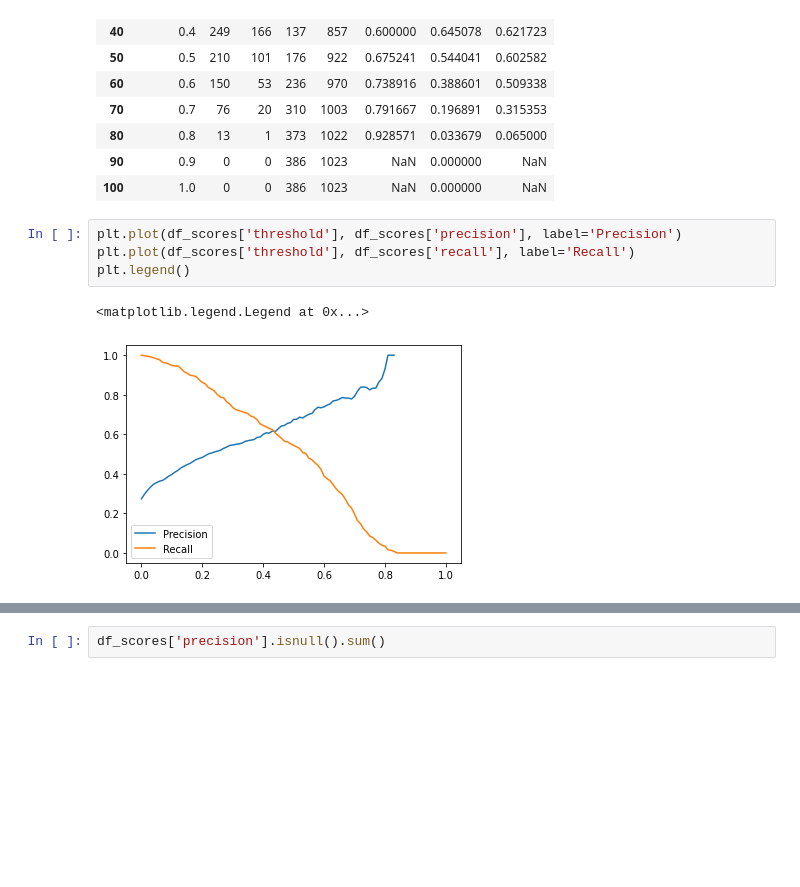
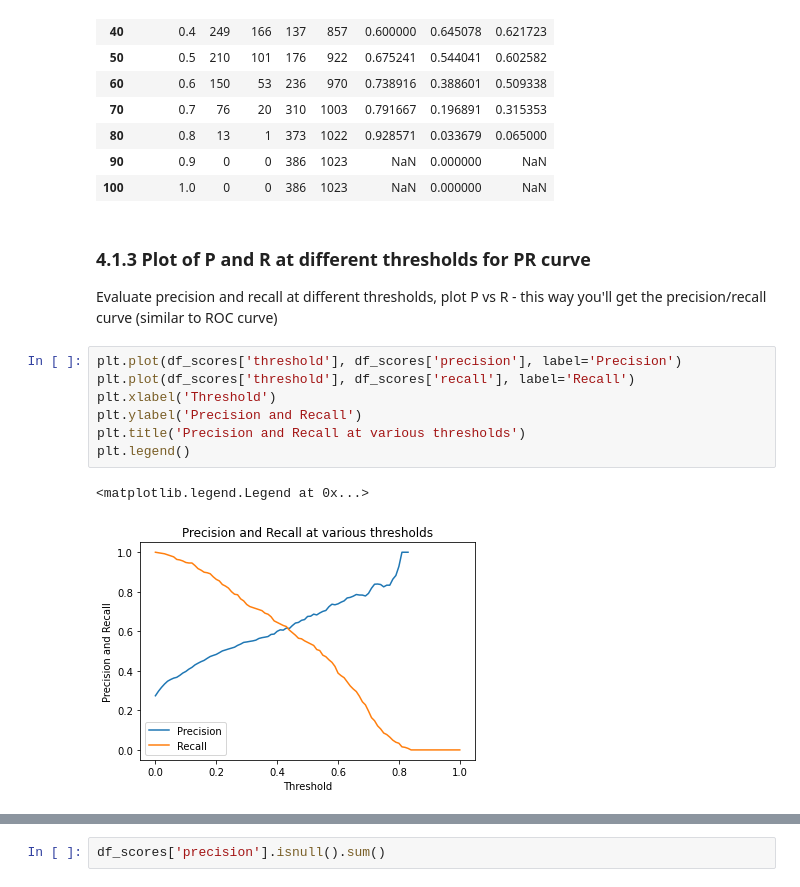
Before and after one commit to nindate/ml-zoomcamp-exercises, a Jupyter notebook: week4-explore-more-1.ipynb, the cells around one changed output, grey strips where cells are left out. Drawn from its saved outputs; the diff is of its cells as text; blank space fills up the shorter version.

```diff
--- a/week4-explore-more-1.ipynb
+++ b/week4-explore-more-1.ipynb
@@ -243,12 +247,19 @@ df_scores[::10]
 | 80 | 0.8 | 13 | 1 | 373 | 1022 | 0.928571 | 0.033679 | 0.065000 |
 | 90 | 0.9 | 0 | 0 | 386 | 1023 | NaN | 0.000000 | NaN |
 | 100 | 1.0 | 0 | 0 | 386 | 1023 | NaN | 0.000000 | NaN |
+# %% [markdown]
+### 4.1.3 Plot of P and R at different thresholds for PR curve
+
+Evaluate precision and recall at different thresholds, plot P vs R - this way you'll get the precision/recall curve (similar to ROC curve)
 # %%
 plt.plot(df_scores['threshold'], df_scores['precision'], label='Precision')
 plt.plot(df_scores['threshold'], df_scores['recall'], label='Recall')
+plt.xlabel('Threshold')
+plt.ylabel('Precision and Recall')
+plt.title('Precision and Recall at various thresholds')
 plt.legend()
 # %% [output]
 <matplotlib.legend.Legend at 0x...>
-[figure, old version]
+[figure, new version]
 # %%
 plt.plot(df_scores['precision'], df_scores['recall'], label='Precision Vs Recall')
```
Also changed, not shown: parts of 41 cells of this notebook.
